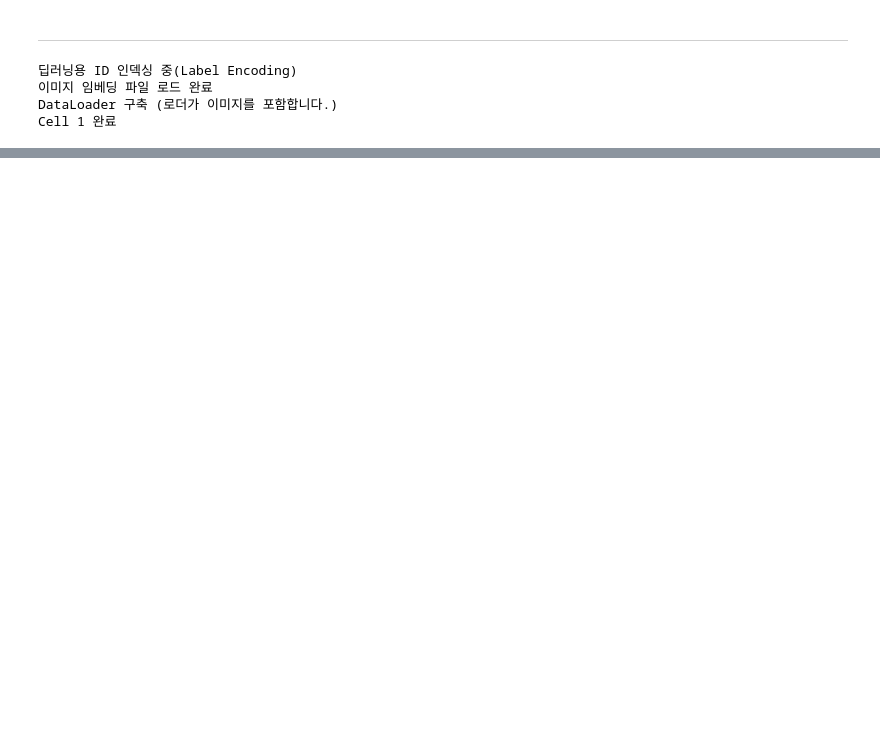
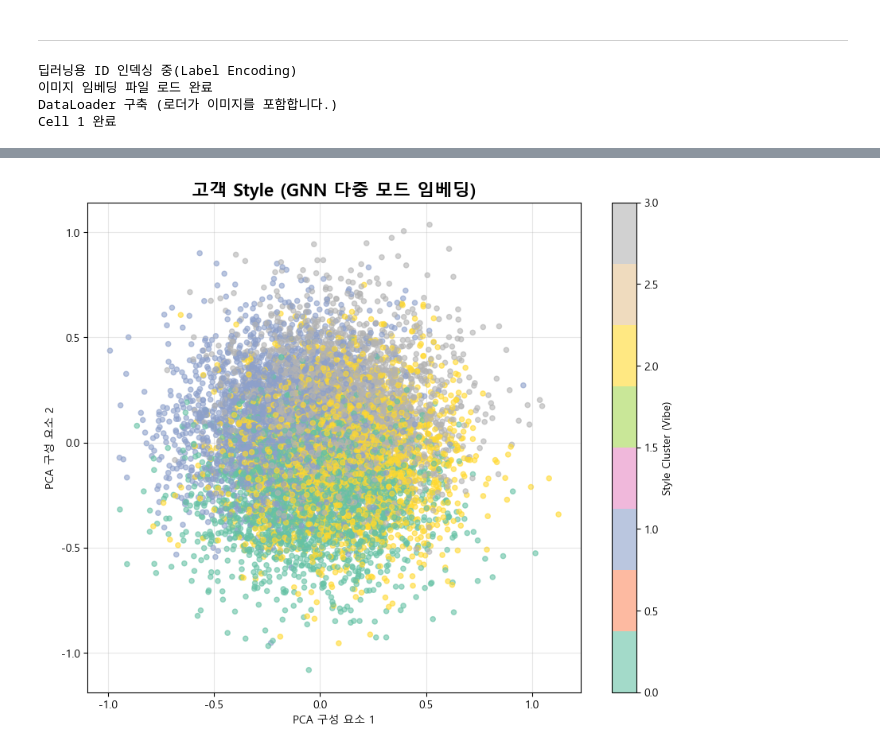
Before and after one commit to urinamu10/final_project_E-Cummers, a Jupyter notebook: 김종선)/05_DL.ipynb, the cells around one changed output, grey strips where cells are left out. Saved outputs shown, nothing was run; the diff lists cells and outputs as text; code cells hidden in the pictures; blank space fills up the shorter version.

```diff
--- a/김종선)/05_DL.ipynb
+++ b/김종선)/05_DL.ipynb
@@ -138,19 +84,0 @@ class MultiModalLightGCN(nn.Module):
-# %%
-# --- [Cell 3 수정본: 기존 HMTwoTowerModel 선언부 삭제 후 아래 코드 붙여넣기] ---
-
-# 1. Edge Index 생성 (고객 노드와 상품 노드 연결)
-# 상품 노드는 고객 수(num_users)만큼 뒤로 밀어서 인덱싱합니다.
-user_indices = torch.tensor(transactions_final['customer_id_encoded'].values, dtype=torch.long)
-item_indices = torch.tensor(transactions_final['article_id_encoded'].values, dtype=torch.long) + num_users
-
-edge_index = torch.stack([user_indices, item_indices], dim=0).to(device)
-
-# 2. Edge Weight 생성 (팀장님의 Time-Decay 가중치 적용)
-edge_weight = torch.tensor(transactions_final['time_weight'].values, dtype=torch.float).to(device)
-
-# 3. 모델 선언 (새로운 GNN 모델로 셋업!)
-model = MultiModalLightGCN(
-    num_users=num_users,
-    num_items=num_items,
-    clip_emb_dim=512
-).to(device)
@@ -417,0 +434,63 @@ K-Means 군집화 진행 중 k= 4
+# %%
+import random
+import torch
+from sklearn.cluster import KMeans
+from sklearn.decomposition import PCA
+
+# ---------------------------------------------------------------------
+# 나보다 내 스타일을 더 잘 아는 AI 코디네이터 (추천 결과 확인)
+# ---------------------------------------------------------------------
+# 데이터셋에 있는 아무 고객이나 1명 무작위 추출 (또는 특정 ID 입력 가능)
+sample_user_id = transactions['customer_id'].iloc[0]
+
+print(f"====== [Phase 1] 고객 {sample_user_id}의 AI 코디네이터 추천 결과 ======")
+explain_recommendation(
+    user_id=sample_user_id,
+    model=model,
+    item_dict=item_dict,
+    transactions=transactions,
+    articles_raw=articles
+)
+
+# ---------------------------------------------------------------------
+# 비즈니스 임팩트 시뮬레이션 (The 'So What?')
+# ---------------------------------------------------------------------
+print("\n====== [Phase 2] 비즈니스 임팩트 시뮬레이션 ======")
+# 가상의 월 매출 1천만 달러, CTR/CVR 20% 향상 가정
+revenue_simulation(map_improvement_ratio=1.20, total_revenue=10000000)
+
+
+# ---------------------------------------------------------------------
+# 데이터에서 인간의 취향을 읽다 (고객 Style-DNA 군집화 시각화)
+# ---------------------------------------------------------------------
+print("\n====== [Phase 3] 고객 Style-DNA 공간 시각화 (GNN + CLIP) ======")
+
+model.eval()
+with torch.no_grad():
+    # 2048차원 이미지 피처 로드
+    clip_features = torch.stack([item_dict[i][-2048:] for i in range(len(item_encoder.classes_))]).to(device)
+    # GNN 네트워크 통과
+    users_out, items_out = model(edge_index, edge_weight, clip_features)
+    user_embeddings_np = users_out.cpu().numpy()
+
+# 메모리 초과 방지를 위해 샘플 고객 1만 명만 추출하여 군집화 진행
+sample_size = min(10000, len(user_embeddings_np))
+sample_embs = user_embeddings_np[:sample_size]
+
+# 4개의 스타일 그룹으로 군집화 (예: 미니멀, 스트릿, 오피스, 캐주얼)
+kmeans = KMeans(n_clusters=4, random_state=42)
+clusters = kmeans.fit_predict(sample_embs)
+
+# 64차원의 복잡한 벡터를 2차원으로 압축하여 맵 그리기
+pca = PCA(n_components=2)
+pca_result = pca.fit_transform(sample_embs)
+
+plt.figure(figsize=(10, 8))
+scatter = plt.scatter(pca_result[:, 0], pca_result[:, 1], c=clusters, cmap='Set2', alpha=0.6, s=20)
+plt.colorbar(scatter, label='Style Cluster (Vibe)')
+plt.title("고객 Style (GNN 다중 모드 임베딩)", fontsize=16, fontweight='bold')
+plt.xlabel("PCA 구성 요소 1")
+plt.ylabel("PCA 구성 요소 2")
+plt.grid(alpha=0.3)
+plt.show()
+# %% [output]
@@ -417,0 +507 @@ K-Means 군집화 진행 중 k= 4
+[figure, added]
```
Also changed, not shown: parts of 24 cells of this notebook, 2 other files.
